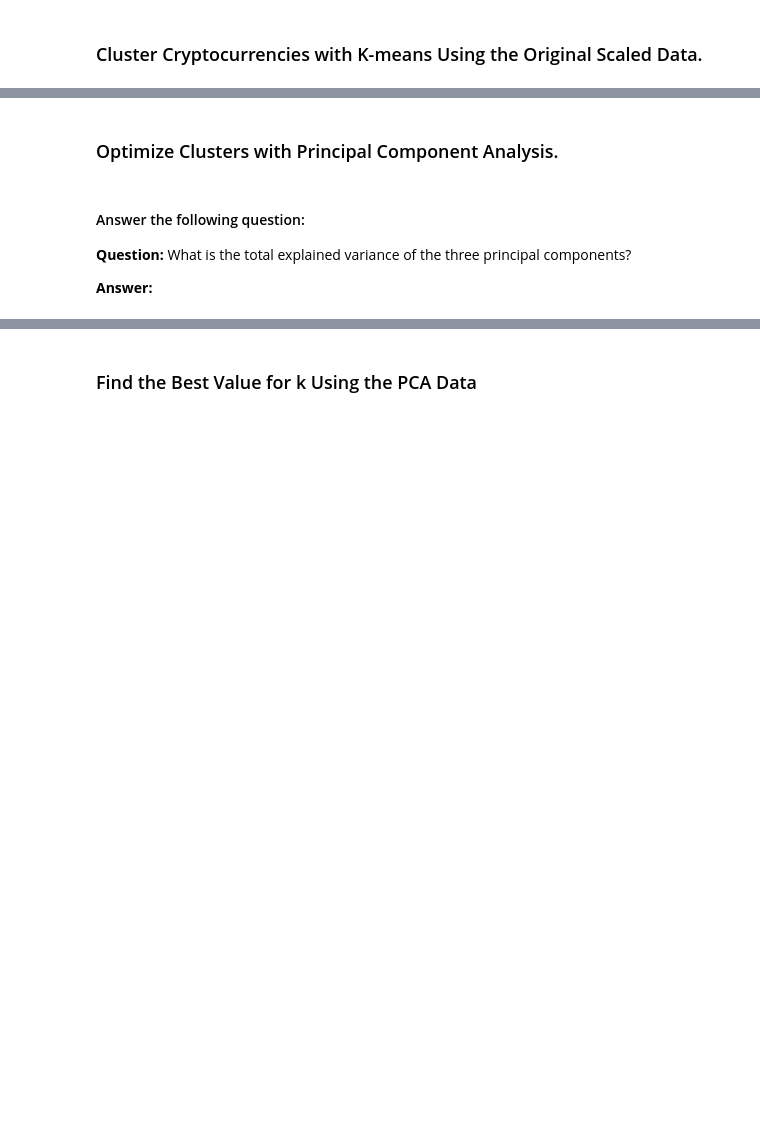
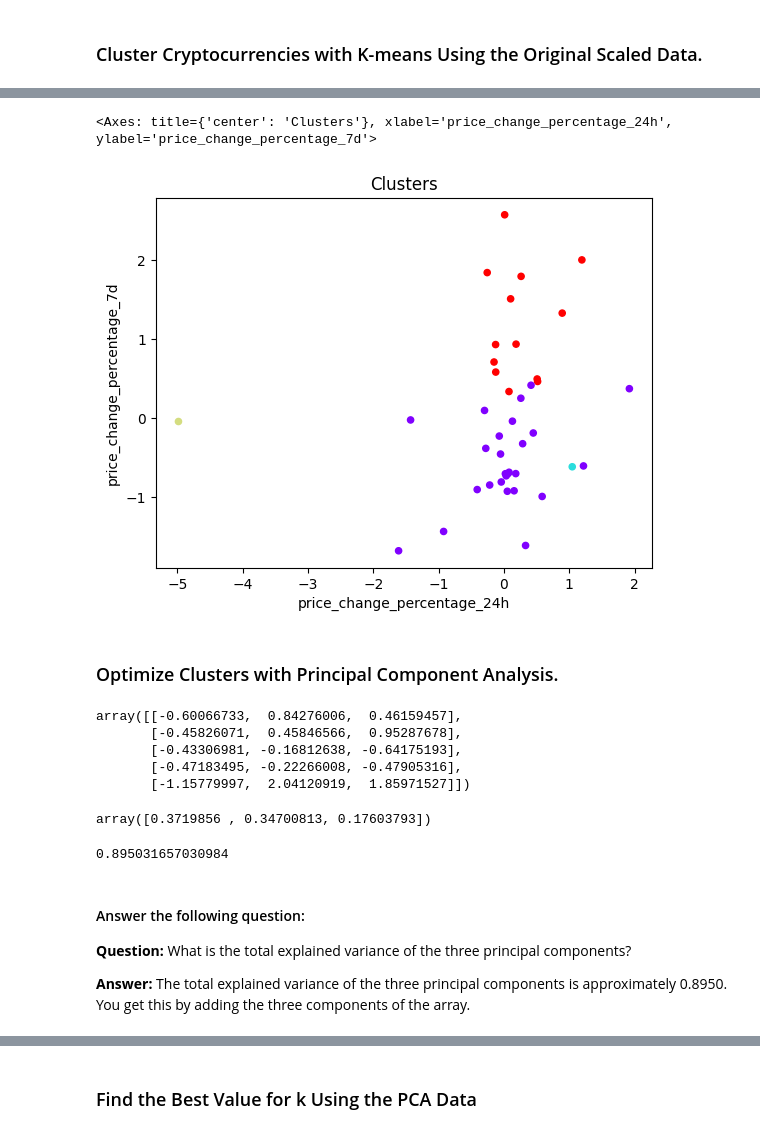
Before and after one commit to QueenofParts/CryptoClustering, a Jupyter notebook: Crypto_Clustering.ipynb, the cells around one changed output, grey strips where cells are left out. Cells and saved outputs as stored; diff of their text form; code cells hidden in the pictures; blank space fills up the shorter version.

```diff
--- a/Crypto_Clustering.ipynb
+++ b/Crypto_Clustering.ipynb
@@ -96,7 +155,6 @@ print(crypto_clusters)
 clustered_df = crypto_scaled_df.copy()
 # %%
 # Add a new column to the DataFrame with the predicted clusters
-clustered_df["CoinName"] = market_data_df["CoinName"]
-
+clustered_df = clustered_df.assign(clusters= crypto_clusters)
 # Display sample data
 clustered_df.head()
@@ -103,8 +169,11 @@ clustered_df.head()
 # %%
 # Create a scatter plot using Pandas plot by setting
 # `x="price_change_percentage_24h"` and `y="price_change_percentage_7d"`.
 # Use "rainbow" for the color to better visualize the data.
-clustered_df.plot.scatter(x="price_change_percentage_24h", y="price_change_percentage_7d", c="Class", colormap="rainbow", title="Cryptocurrencies Clusters")
+clustered_df.plot.scatter(x="price_change_percentage_24h", y="price_change_percentage_7d", c="clusters", colormap="rainbow", colorbar=False, title="Clusters")
+# %% [output]
+<Axes: title={'center': 'Clusters'}, xlabel='price_change_percentage_24h', ylabel='price_change_percentage_7d'>
+[figure, added]
 # %% [markdown]
 ### Optimize Clusters with Principal Component Analysis.
 # %%
@@ -112,14 +182,31 @@ clustered_df.plot.scatter(x="price_change_percentage_24h", y="price_change_perce
 # %%
-# Use the PCA model with `fit_transform` on the original scaled DataFrame to reduce to three principal components.
+# Use the PCA model with `fit_transform` on the original scaled DataFrame to reduce to three principal components
+crypto_pca = pca.fit_transform(crypto_scaled_df)
 
-
-# View the first five rows of the DataFrame.
+# View the first five rows of the DataFrame
+crypto_pca[:5]
+# %% [output]
+array([[-0.60066733,  0.84276006,  0.46159457],
+       [-0.45826071,  0.45846566,  0.95287678],
+       [-0.43306981, -0.16812638, -0.64175193],
+       [-0.47183495, -0.22266008, -0.47905316],
+       [-1.15779997,  2.04120919,  1.85971527]])
 # %%
-# Retrieve the explained variance to determine how much information  can be attributed to each principal component.
+# Retrieve the explained variance to determine how much information can be attributed to each principal component.
+explain_variance = pca.explained_variance_ratio_
+explain_variance
+# %% [output]
+array([0.3719856 , 0.34700813, 0.17603793])
+# %%
+# What is the total explained variance of the three principal components?
+total_variance = explain_variance[0] + explain_variance[1] + explain_variance[2]
+total_variance
+# %% [output]
+0.895031657030984
 # %% [markdown]
 #### Answer the following question:
 
 **Question:** What is the total explained variance of the three principal components?
 
-**Answer:**
+**Answer:** The total explained variance of the three principal components is approximately 0.8950. You get this by adding the three components of the array.
 # %%
```
Also changed, not shown: parts of 24 cells of this notebook.
